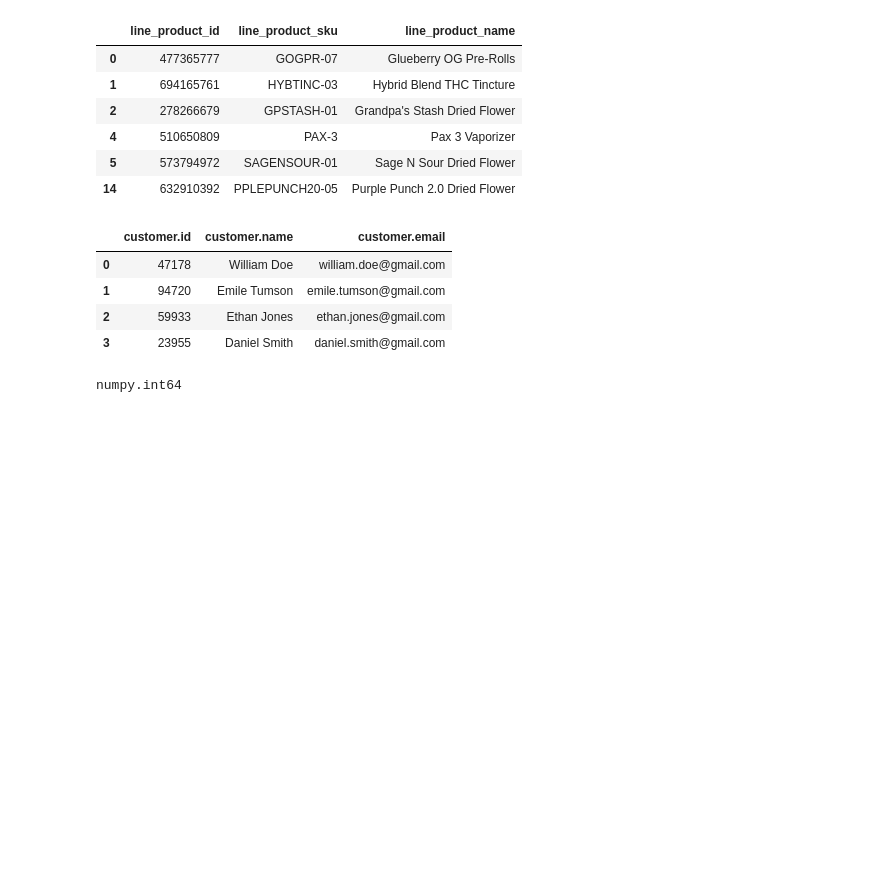
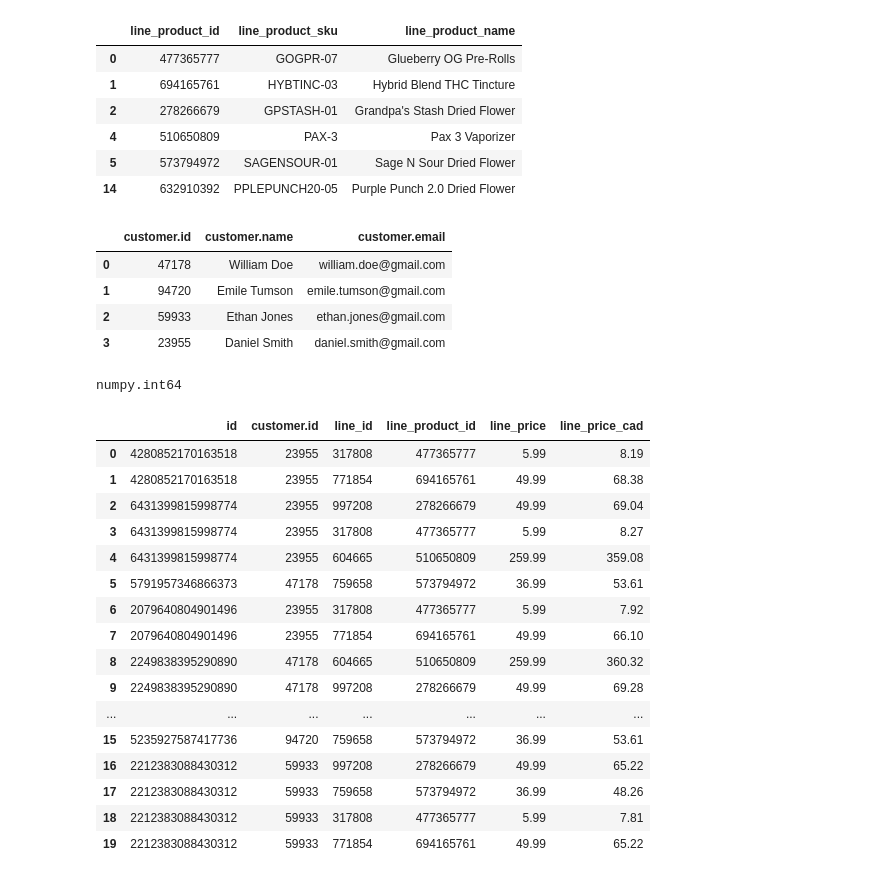
Before and after one commit to Kaizen91/NamasteChallenge, a Jupyter notebook: Testing.ipynb, the cells around one changed output. Saved outputs shown, nothing was run; the diff lists cells and outputs as text; code cells hidden in the pictures; blank space fills up the shorter version.

Commit message:
added fact table

```diff
--- a/Testing.ipynb
+++ b/Testing.ipynb
@@ -276,3 +276,26 @@ df_customers
 type(df_customers['customer.id'][0])
 # %% [output]
 numpy.int64
+# %%
+df_order_cust = df_join_q1_fx[['id','customer.id']]
+df_order_line_prod = df_order_lines_final[['id','line_id','line_product_id','line_price','line_price_cad']]
+df_sales_fact = pd.merge(left=df_order_cust,right=df_order_line_prod,on='id')
+df_sales_fact
+# %% [output]
+|  | id | customer.id | line_id | line_product_id | line_price | line_price_cad |
+| 0 | 4280852170163518 | 23955 | 317808 | 477365777 | 5.99 | 8.19 |
+| 1 | 4280852170163518 | 23955 | 771854 | 694165761 | 49.99 | 68.38 |
+| 2 | 6431399815998774 | 23955 | 997208 | 278266679 | 49.99 | 69.04 |
+| 3 | 6431399815998774 | 23955 | 317808 | 477365777 | 5.99 | 8.27 |
+| 4 | 6431399815998774 | 23955 | 604665 | 510650809 | 259.99 | 359.08 |
+| 5 | 5791957346866373 | 47178 | 759658 | 573794972 | 36.99 | 53.61 |
+| 6 | 2079640804901496 | 23955 | 317808 | 477365777 | 5.99 | 7.92 |
+| 7 | 2079640804901496 | 23955 | 771854 | 694165761 | 49.99 | 66.10 |
+| 8 | 2249838395290890 | 47178 | 604665 | 510650809 | 259.99 | 360.32 |
+| 9 | 2249838395290890 | 47178 | 997208 | 278266679 | 49.99 | 69.28 |
+| ... | ... | ... | ... | ... | ... | ... |
+| 15 | 5235927587417736 | 94720 | 759658 | 573794972 | 36.99 | 53.61 |
+| 16 | 2212383088430312 | 59933 | 997208 | 278266679 | 49.99 | 65.22 |
+| 17 | 2212383088430312 | 59933 | 759658 | 573794972 | 36.99 | 48.26 |
+| 18 | 2212383088430312 | 59933 | 317808 | 477365777 | 5.99 | 7.81 |
+| 19 | 2212383088430312 | 59933 | 771854 | 694165761 | 49.99 | 65.22 |
```
Also changed, not shown: parts of 1 cell of this notebook, 7 other files.
